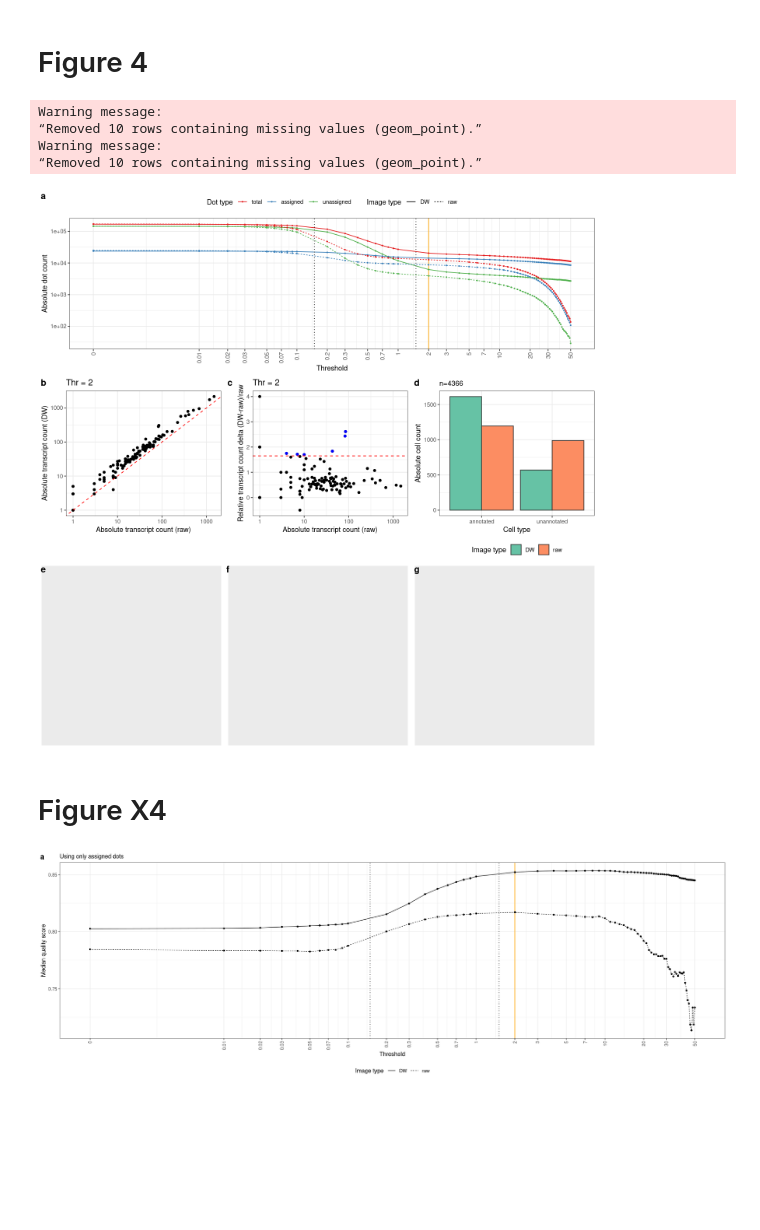
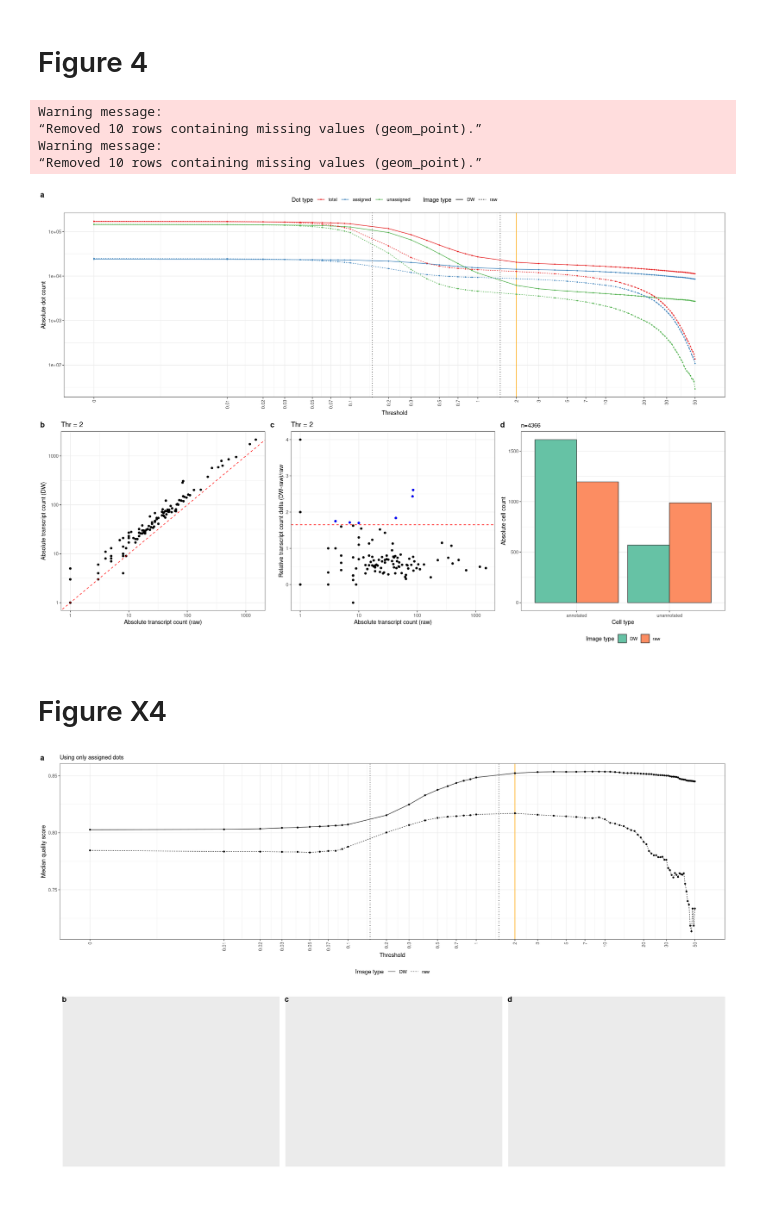
Before and after one commit to ggirelli/deconwolf-in-situ-transcriptomics, a Jupyter notebook: manuscript/2.0_figures.ipynb, the cells around one changed output. Cells and saved outputs as stored; diff of their text form; code cells hidden in the pictures; blank space fills up the shorter version.

Commit message:
Moved FISH panels to supplementary.

```diff
--- a/manuscript/2.0_figures.ipynb
+++ b/manuscript/2.0_figures.ipynb
@@ -34,24 +34,20 @@ plist = list(
     A=readRDS("panels_rds/fig_4a.rds"),
     B=readRDS("panels_rds/fig_4b.rds"),
     C=readRDS("panels_rds/fig_4c.rds"),
-    D=readRDS("panels_rds/fig_4d.rds"),
-    E=empty_plot,
-    F=empty_plot,
-    G=empty_plot
+    D=readRDS("panels_rds/fig_4d.rds")
 )
 # %%
-options(repr.plot.width=12, repr.plot.height=12)
+options(repr.plot.width=18, repr.plot.height=12)
 p = plot_grid(
     plist[[1]],
     plot_grid(plotlist=plist[2:4], ncol=3, align="hv", axis="blt", labels=letters[2:4]),
-    plot_grid(plotlist=plist[5:7], ncol=3, align="hv", axis="blt", labels=letters[5:7]),
-    nrow=3, labels=letters[1]
+    nrow=2, labels=letters[1]
 )
 p
 # %% [output]
 Warning message:
 “Removed 10 rows containing missing values (geom_point).”
 Warning message:
 “Removed 10 rows containing missing values (geom_point).”
-[figure, old version]
+[figure, new version]
 # %%
@@ -65,8 +64,12 @@ plist = list(
 )
 # %%
-options(repr.plot.width=18, repr.plot.height=6)
-p = plot_grid(plotlist=plist[1], nrow=1, align="hv", axis="blt", labels=letters[1])
+options(repr.plot.width=18, repr.plot.height=12)
+p = plot_grid(
+    plist[[1]],
+    plot_grid(plotlist=plist[2:4], nrow=1, align="hv", axis="blt", labels=letters[2:4]),
+    nrow=2, align="hv", axis="blt", labels=letters[1]
+)
 p
 # %% [output]
-[figure, old version]
+[figure, new version]
 # %%
```
Also changed, not shown: parts of 3 cells of this notebook, 5 other files.
